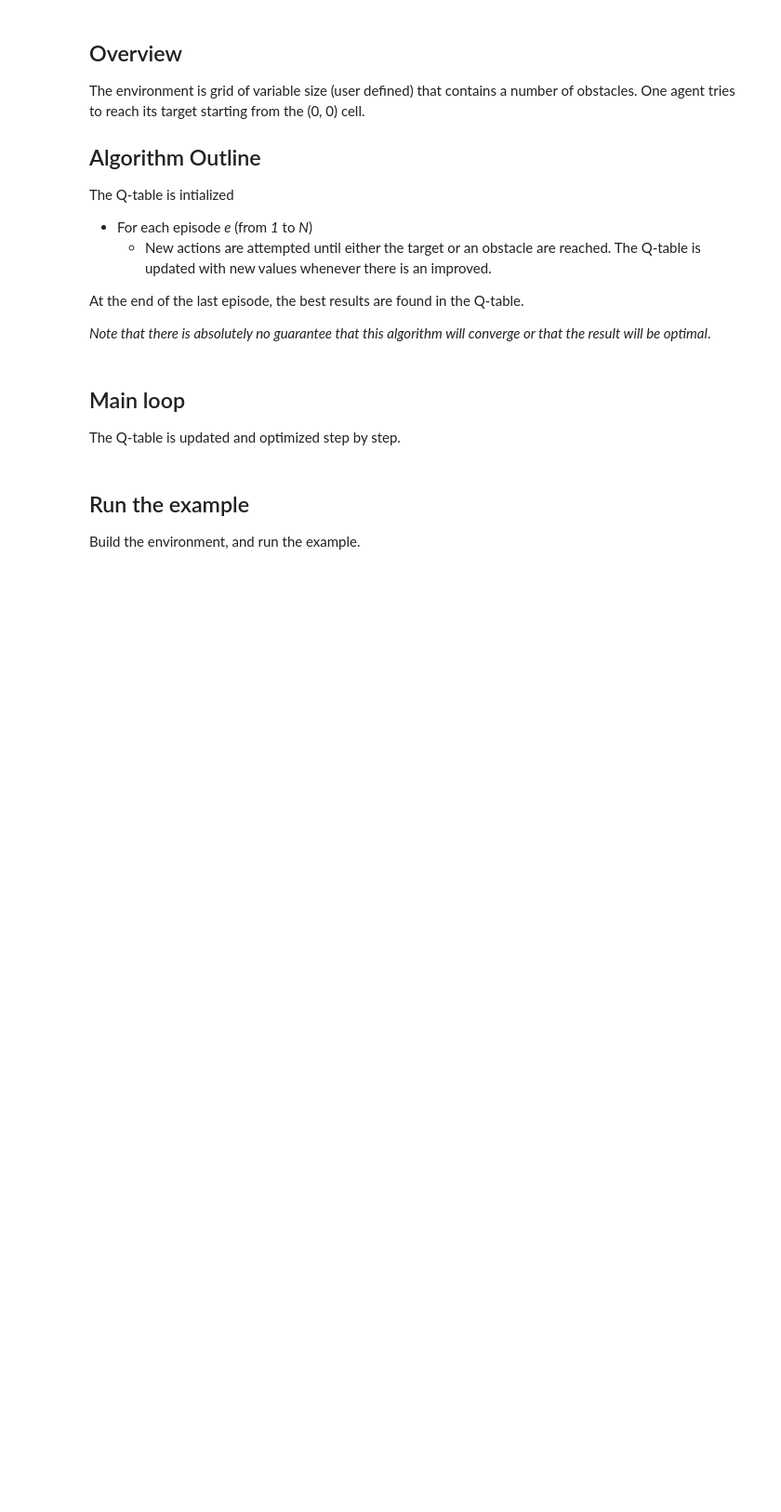
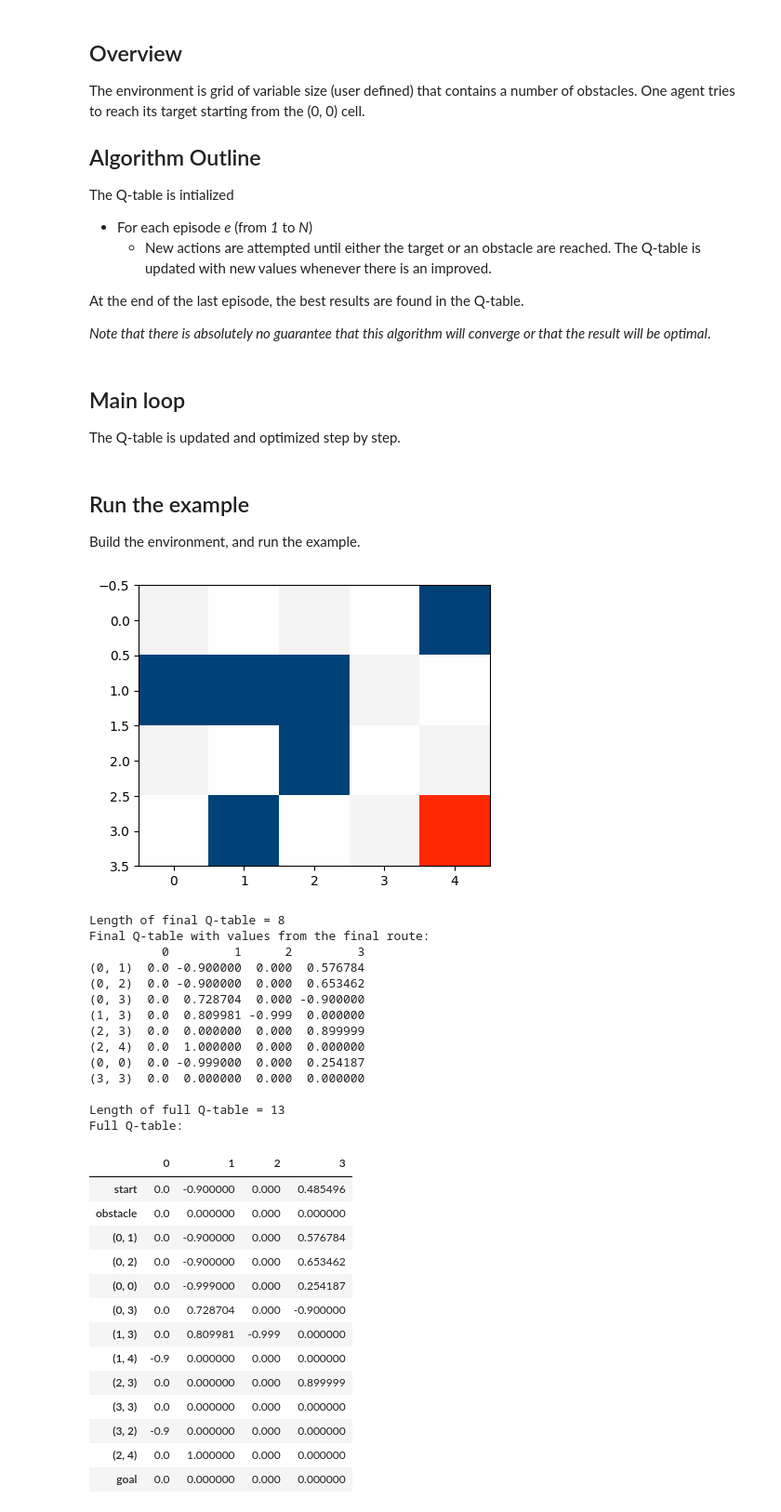
Before and after one commit to ssw1/binder1, a Jupyter notebook: find-path-2.ipynb, the cells around one changed output. Shown at 93% size. Cells and saved outputs as stored; diff of their text form; code cells hidden in the pictures; blank space fills up the shorter version.

Commit message:
Adding contrived obstacles

```diff
--- a/find-path-2.ipynb
+++ b/find-path-2.ipynb
@@ -58,7 +58,7 @@ def improve_table(env, q, episodes=100, stop_at_goal=False):
     q.print_q_table()  # Show final Q-table
     q.plot_results(steps, all_costs)  # Plot stats
 
-def run_example(grid=(6, 8), episodes=100, stop_at_goal=False, delay=None, vis=None):
+def run_example(grid=[(6, 8)], episodes=100, stop_at_goal=False, delay=None, vis=None):
     env = Board(grid, delay, stop_at_goal, vis)
     q = QLearningTable(actions=list(range(env.n_actions)))
     improve_table(env, q, episodes)
@@ -68,8 +68,39 @@ Build the environment, and run the example.
 # %%
 
 from main_loop import run_example
 
 vis = Visual()
-grid = (4, 6)
+# grid consists of: RxC(tuple), goal(tuple), obstacles(list of tuples)
+grid = [(4, 5), (3, 4), [(1, 0), (1, 1), (1, 2), (2, 2), (0, 4), (3, 1)]]
 episodes=20
 run_example(grid, episodes, vis=vis)
+# %% [output]
+[figure, added]
+Length of final Q-table = 8
+Final Q-table with values from the final route:
+          0         1      2         3
+(0, 1)  0.0 -0.900000  0.000  0.576784
+(0, 2)  0.0 -0.900000  0.000  0.653462
+(0, 3)  0.0  0.728704  0.000 -0.900000
+(1, 3)  0.0  0.809981 -0.999  0.000000
+(2, 3)  0.0  0.000000  0.000  0.899999
+(2, 4)  0.0  1.000000  0.000  0.000000
+(0, 0)  0.0 -0.999000  0.000  0.254187
+(3, 3)  0.0  0.000000  0.000  0.000000
+
+Length of full Q-table = 13
+Full Q-table:
+|  | 0 | 1 | 2 | 3 |
+| start | 0.0 | -0.900000 | 0.000 | 0.485496 |
+| obstacle | 0.0 | 0.000000 | 0.000 | 0.000000 |
+| (0, 1) | 0.0 | -0.900000 | 0.000 | 0.576784 |
+| (0, 2) | 0.0 | -0.900000 | 0.000 | 0.653462 |
+| (0, 0) | 0.0 | -0.999000 | 0.000 | 0.254187 |
+| (0, 3) | 0.0 | 0.728704 | 0.000 | -0.900000 |
+| (1, 3) | 0.0 | 0.809981 | -0.999 | 0.000000 |
+| (1, 4) | -0.9 | 0.000000 | 0.000 | 0.000000 |
+| (2, 3) | 0.0 | 0.000000 | 0.000 | 0.899999 |
+| (3, 3) | 0.0 | 0.000000 | 0.000 | 0.000000 |
+| (3, 2) | -0.9 | 0.000000 | 0.000 | 0.000000 |
+| (2, 4) | 0.0 | 1.000000 | 0.000 | 0.000000 |
+| goal | 0.0 | 0.000000 | 0.000 | 0.000000 |
```
Also changed, not shown: parts of 1 cell of this notebook.
